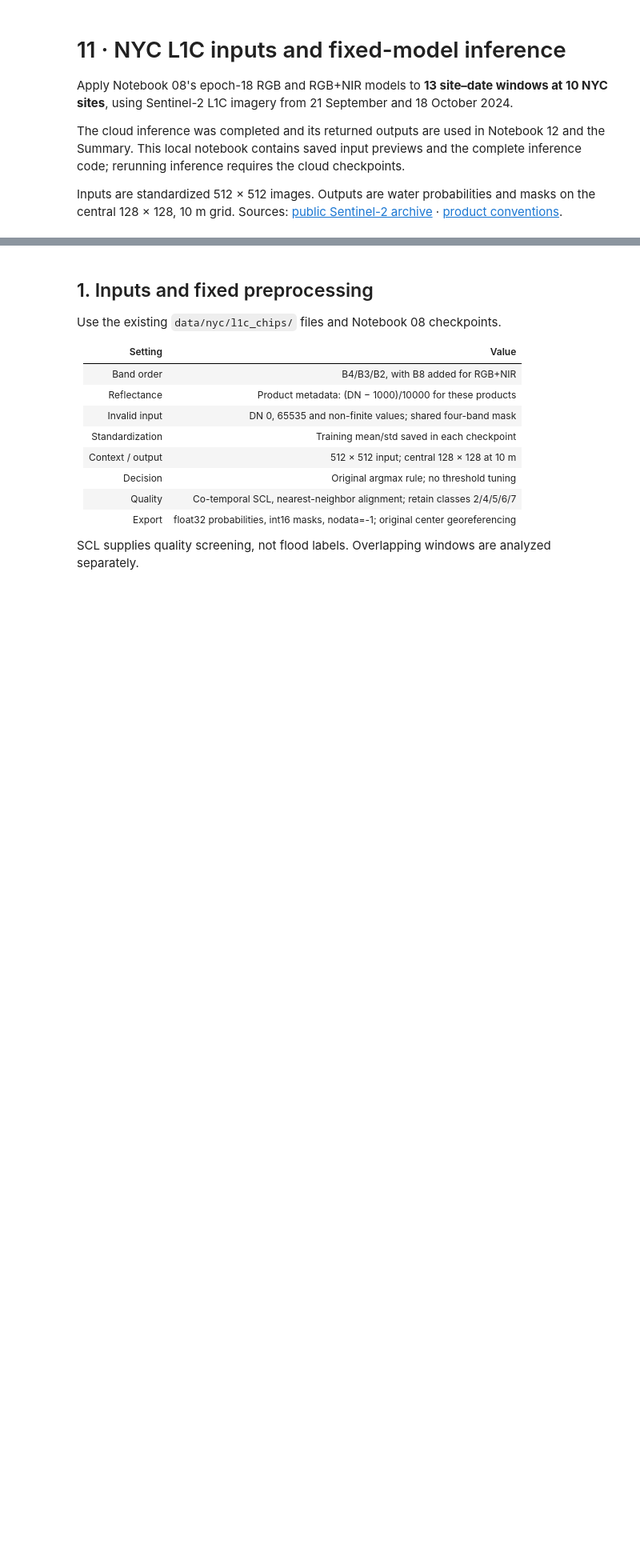
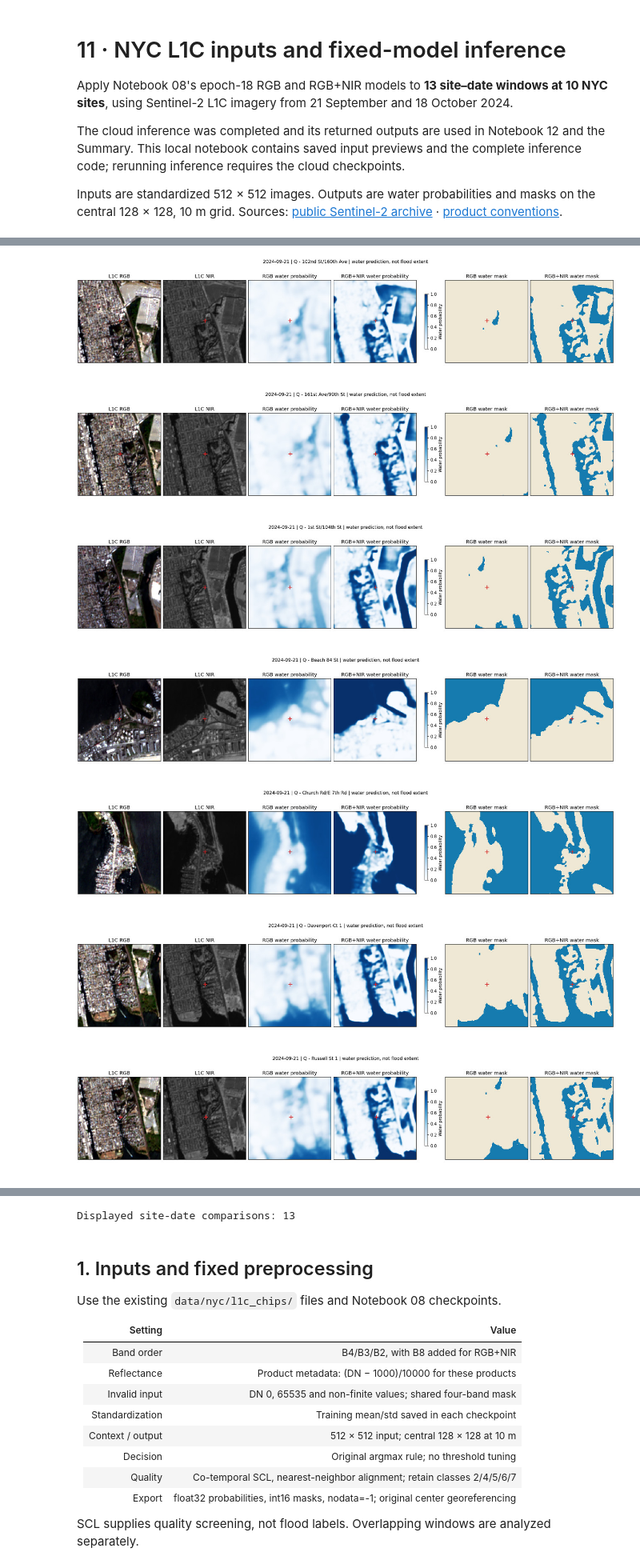
Before and after one commit to BokaiHe/nyc-flood, a Jupyter notebook: notebooks/11_nyc_l1c_inference.ipynb, the cells around one changed output, grey strips where cells are left out. Shown at 80% size. Cells and saved outputs as stored; diff of their text form; code cells hidden in the pictures; blank space fills up the shorter version.

Commit message:
Restore executed notebook figures and recorded cloud result previews

```diff
--- a/notebooks/11_nyc_l1c_inference.ipynb
+++ b/notebooks/11_nyc_l1c_inference.ipynb
@@ -8,0 +13,18 @@ Inputs are standardized 512 × 512 images. Outputs are water probabilities and m
+# %%
+from pathlib import Path
+import csv
+from IPython.display import display, Image, Markdown
+ROOT = Path.cwd().parent if Path.cwd().name == 'notebooks' else Path.cwd()
+
+recorded_images = sorted((ROOT/'figure_sources/nyc_inference').glob('*_comparison.png'))
+for path in recorded_images:
+    display(Image(filename=str(path)))
+print('Displayed site-date comparisons:', len(recorded_images))
+# %% [output]
+[figure, added]
+[figure, added]
+[figure, added]
+[figure, added]
+[figure, added]
+[figure, added]
+[figure, added]
@@ -9,3 +37,4 @@ Inputs are standardized 512 × 512 images. Outputs are water probabilities and m
+Displayed site-date comparisons: 13
 # %% [markdown]
 ## 1. Inputs and fixed preprocessing
 
```
Also changed, not shown: parts of 5 cells of this notebook, 26 other files.
